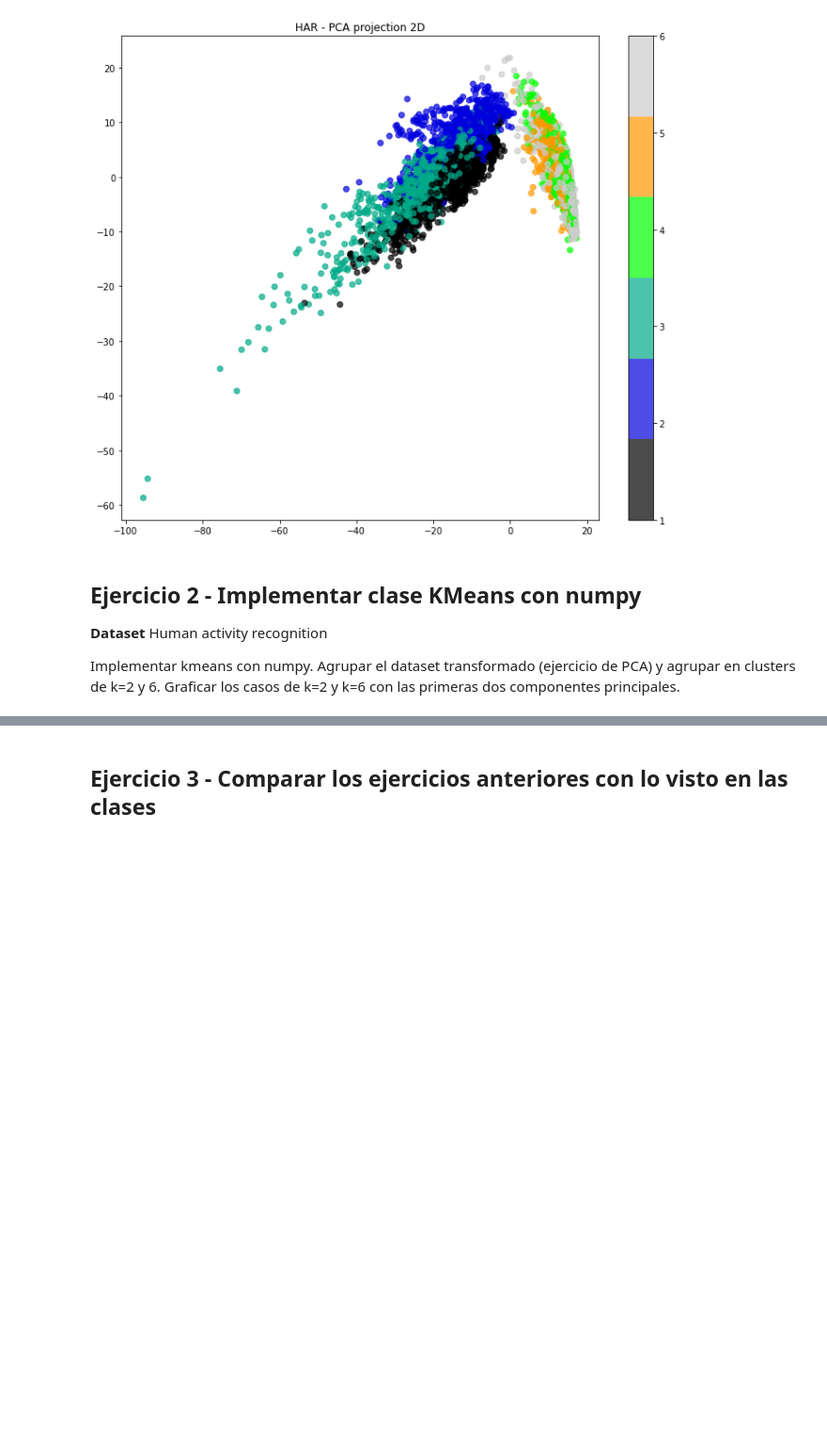
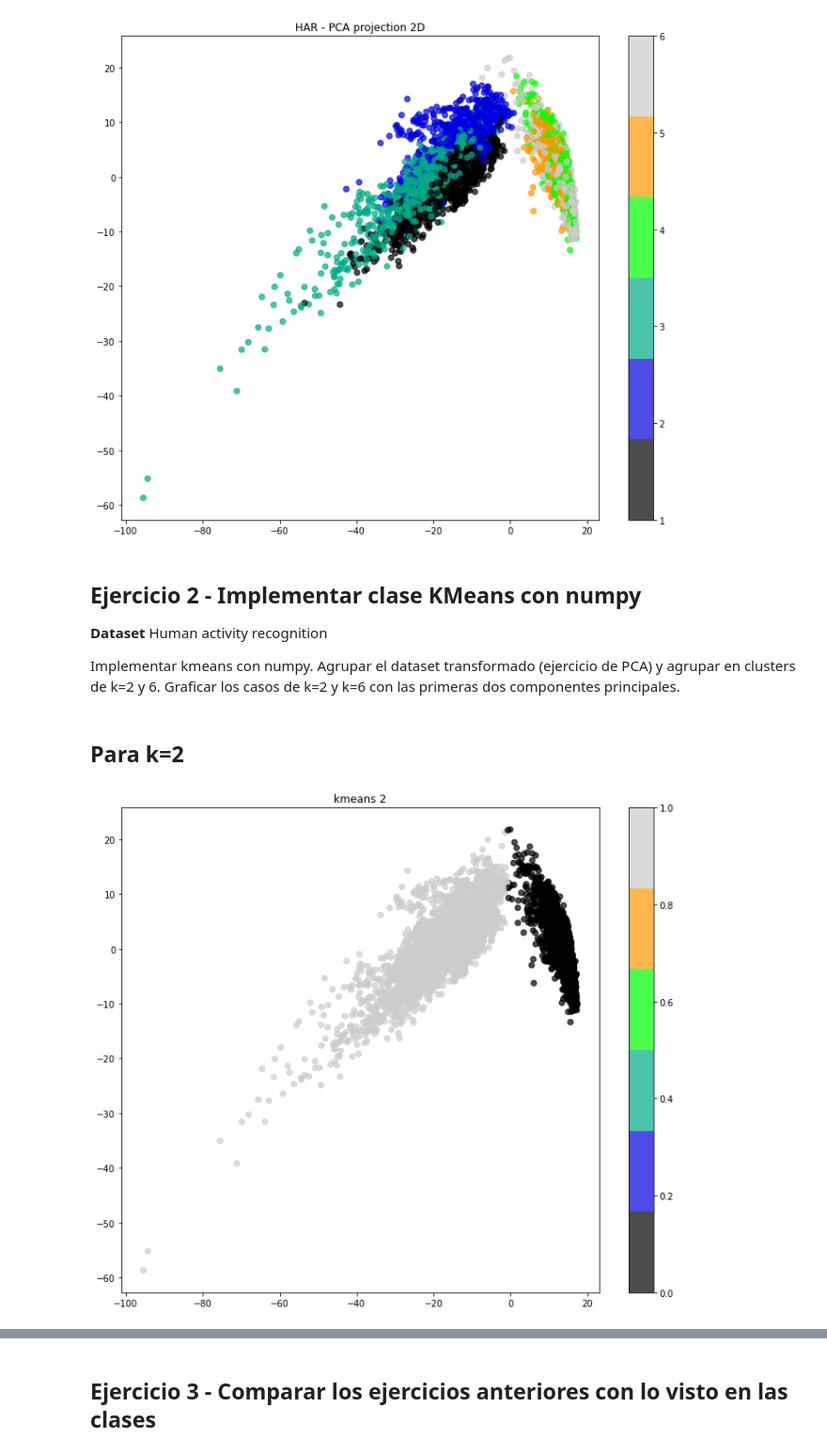
Before and after one commit to mbrito96/Entregables-SPAZ-CEIA, a Jupyter notebook: INTRO-IA/Trabajo_Practico_1.ipynb, the cells around one changed output, grey strips where cells are left out. Shown: that part at 94% size. Cells and saved outputs as stored; diff of their text form; code cells hidden in the pictures; blank space fills up the shorter version.

```diff
--- a/INTRO-IA/Trabajo_Practico_1.ipynb
+++ b/INTRO-IA/Trabajo_Practico_1.ipynb
@@ -138,0 +135,29 @@ for i in range(maxiter):
+# %% [markdown]
+## Para k=2
+# %%
+np.random.seed(0)
+k2=2
+data_kmean2=X_pca
+
+labels_kmeans2= np.zeros(data_kmean2.shape[0])
+
+#valor inicial de centroides
+centroid_k2 = initialize_centroids(data_kmean2,k2)
+
+
+for iteracion in range(50):
+    labels_kmeans2=closest_centroid(data_kmean2,centroid_k2)
+    centroid_k2=move_centroids(data_kmean2,labels_kmeans2,centroid_k2)
+
+
+
+# se termino la historia, ahora a plotear
+
+# Graficamos los primeros dos componentes
+plt.figure(figsize=(12,10))
+plt.scatter(data_kmean2[:, 0], data_kmean2[:, 1], c=labels_kmeans2, alpha=0.7, s=40, cmap=plt.cm.get_cmap('nipy_spectral', 6))
+plt.rcParams['axes.grid'] = False #Evita un warning
+plt.colorbar()
+plt.title('kmeans 2');
+# %% [output]
+[figure, added]
```
Also changed, not shown: parts of 8 cells of this notebook.
